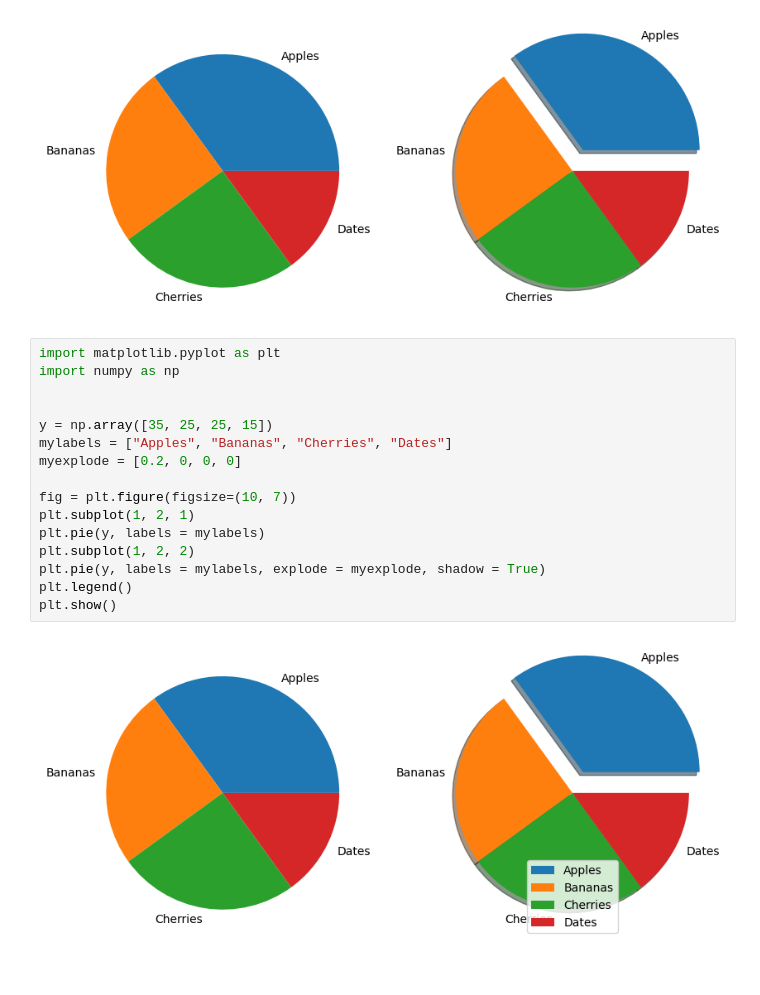
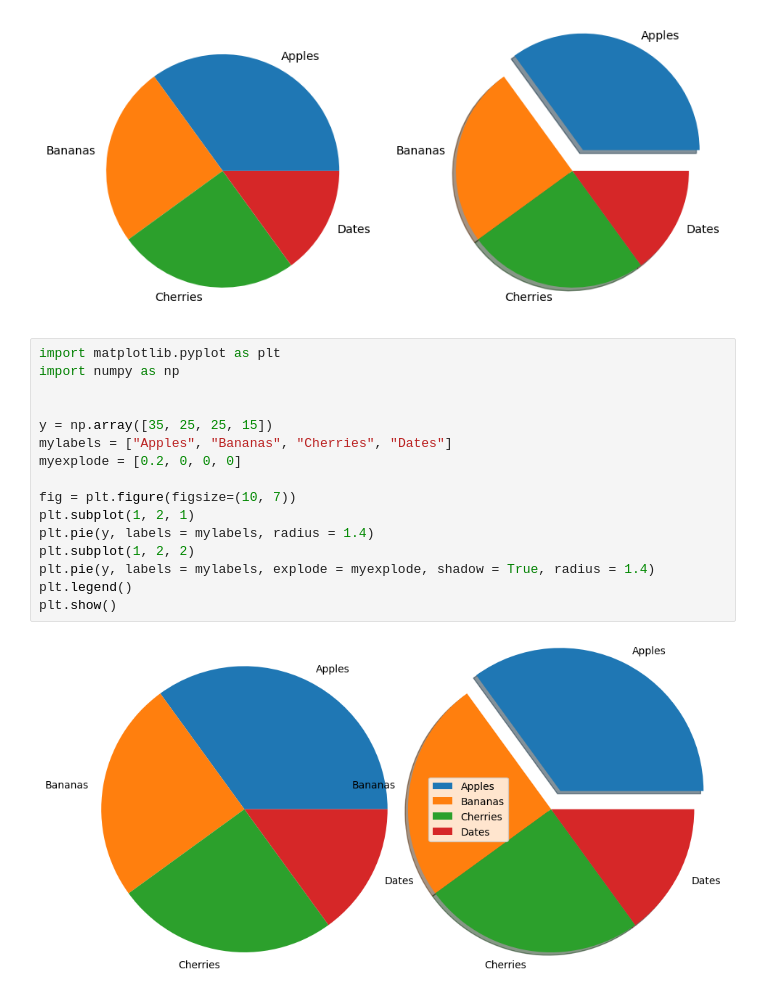
Before and after one commit to BENMEZIAN/Matplotlib-tutorial, a Jupyter notebook: Part_06_Pie_chart_matplotlib.ipynb, the cells around one changed output. Cells and saved outputs as stored; diff of their text form.

```diff
--- a/Part_06_Pie_chart_matplotlib.ipynb
+++ b/Part_06_Pie_chart_matplotlib.ipynb
@@ -60,21 +60,21 @@ plt.show()
 # %%
 import matplotlib.pyplot as plt
 import numpy as np
 
 
 y = np.array([35, 25, 25, 15])
 mylabels = ["Apples", "Bananas", "Cherries", "Dates"]
 myexplode = [0.2, 0, 0, 0]
 
 fig = plt.figure(figsize=(10, 7))
 plt.subplot(1, 2, 1)
-plt.pie(y, labels = mylabels)
+plt.pie(y, labels = mylabels, radius = 1.4)
 plt.subplot(1, 2, 2)
-plt.pie(y, labels = mylabels, explode = myexplode, shadow = True)
+plt.pie(y, labels = mylabels, explode = myexplode, shadow = True, radius = 1.4)
 plt.legend()
 plt.show()
 # %% [output]
-[figure, old version]
+[figure, new version]
 # %%
 import matplotlib.pyplot as plt
 import numpy as np
```
Also changed, not shown: parts of 1 cell of this notebook.
